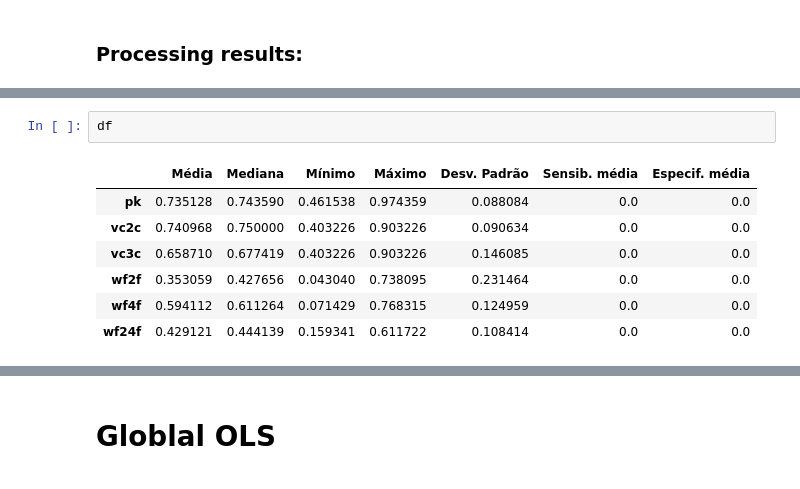
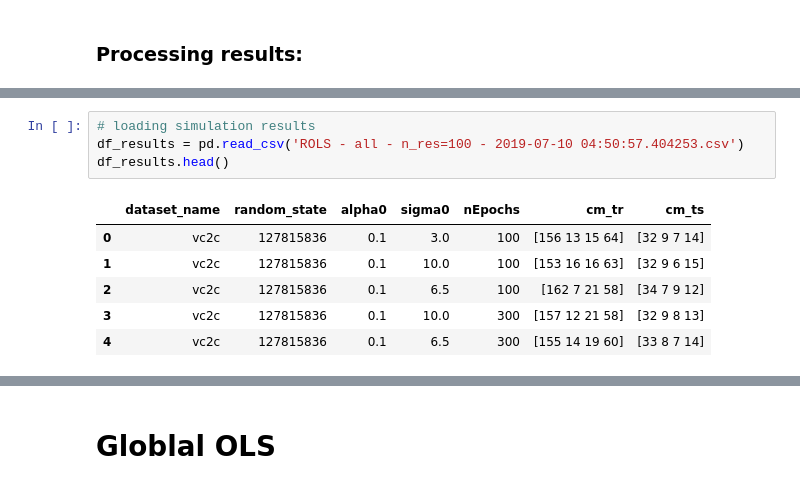
Before and after one commit to RomuloDrumond/Classification-by-regional-modeling, a Jupyter notebook: Classification by regional modeling.ipynb, the cells around one changed output, grey strips where cells are left out. Cells and saved outputs as stored; diff of their text form.

```diff
--- a/Classification by regional modeling.ipynb
+++ b/Classification by regional modeling.ipynb
@@ -925,10 +1015,11 @@ df = pd.DataFrame(df_data, columns=cabecalho, index=[idx_label])
-# %%
-df
-# %% [output]
-|  | Média | Mediana | Mínimo | Máximo | Desv. Padrão | Sensib. média | Especif. média |
-| pk | 0.735128 | 0.743590 | 0.461538 | 0.974359 | 0.088084 | 0.0 | 0.0 |
-| vc2c | 0.740968 | 0.750000 | 0.403226 | 0.903226 | 0.090634 | 0.0 | 0.0 |
-| vc3c | 0.658710 | 0.677419 | 0.403226 | 0.903226 | 0.146085 | 0.0 | 0.0 |
-| wf2f | 0.353059 | 0.427656 | 0.043040 | 0.738095 | 0.231464 | 0.0 | 0.0 |
-| wf4f | 0.594112 | 0.611264 | 0.071429 | 0.768315 | 0.124959 | 0.0 | 0.0 |
-| wf24f | 0.429121 | 0.444139 | 0.159341 | 0.611722 | 0.108414 | 0.0 | 0.0 |
+# %%
+# loading simulation results
+df_results = pd.read_csv('ROLS - all - n_res=100 - 2019-07-10 04:50:57.404253.csv')
+df_results.head()
+# %% [output]
+|  | dataset_name | random_state | alpha0 | sigma0 | nEpochs | cm_tr | cm_ts |
+| 0 | vc2c | 127815836 | 0.1 | 3.0 | 100 | [156 13 15 64] | [32 9 7 14] |
+| 1 | vc2c | 127815836 | 0.1 | 10.0 | 100 | [153 16 16 63] | [32 9 6 15] |
+| 2 | vc2c | 127815836 | 0.1 | 6.5 | 100 | [162 7 21 58] | [34 7 9 12] |
+| 3 | vc2c | 127815836 | 0.1 | 10.0 | 300 | [157 12 21 58] | [32 9 8 13] |
+| 4 | vc2c | 127815836 | 0.1 | 6.5 | 300 | [155 14 19 60] | [33 8 7 14] |
```
Also changed, not shown: parts of 47 cells of this notebook, 27 other files.
